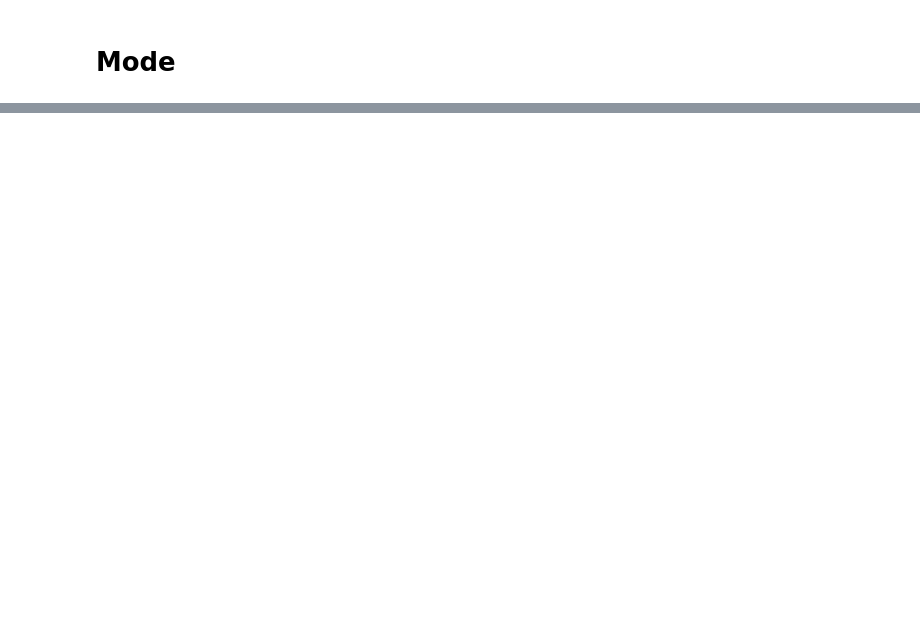
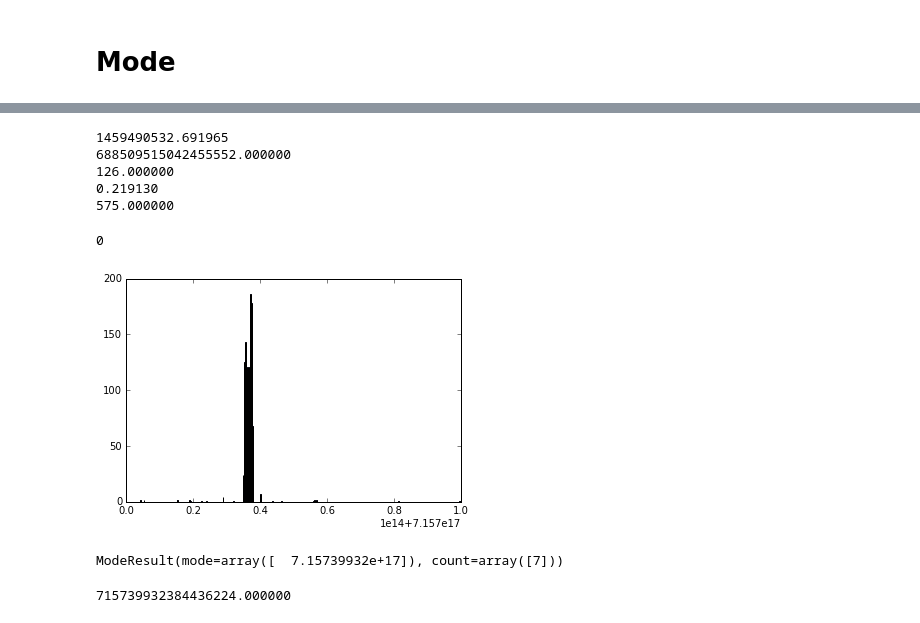
Before and after one commit to HoodPanther/SentimentalWorld, a Jupyter notebook: viral tweet detection.ipynb, the cells around one changed output, grey strips where cells are left out. Drawn from its saved outputs; the diff is of its cells as text; code cells hidden in the pictures; blank space fills up the shorter version.

```diff
--- a/viral tweet detection.ipynb
+++ b/viral tweet detection.ipynb
@@ -67,0 +90,28 @@ plt.axhline(y=threshold, c='r')
+# %%
+a = [m for m in modes if m[3] > threshold]
+for x in a:
+    for y in x:
+        print '{:f}'.format(y)
+    print
+# %% [output]
+1459490532.691965
+688509515042455552.000000
+126.000000
+0.219130
+575.000000
+# %%
+b = [d[2] for d in data if d[1] == a]
+# %%
+len(b)
+# %% [output]
+0
+# %%
+plt.hist(b, 10000)
+plt.xlim([7.157e17, 7.158e17])
+plt.show()
+# %% [output]
+[figure, added]
+# %%
+mode(b)
+# %% [output]
+ModeResult(mode=array([  7.15739932e+17]), count=array([7]))
@@ -67,0 +120,4 @@ plt.axhline(y=threshold, c='r')
+# %%
+print '{:f}'.format(c)
+# %% [output]
+715739932384436224.000000
```
Also changed, not shown: parts of 12 cells of this notebook.
